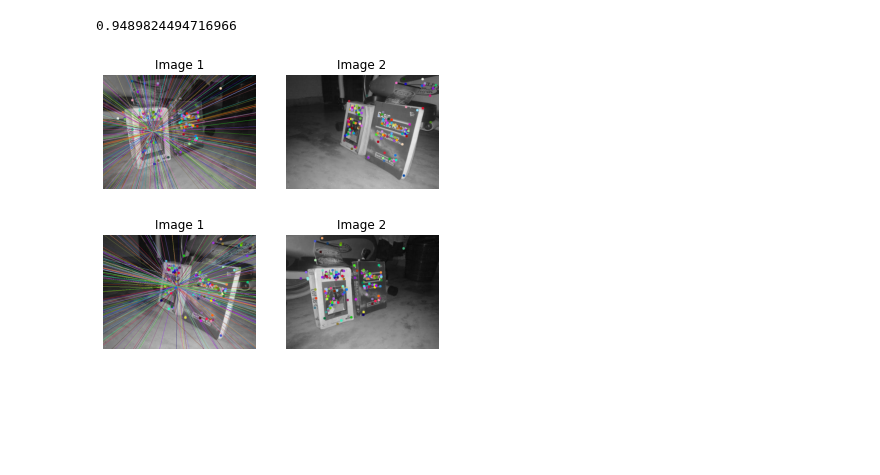
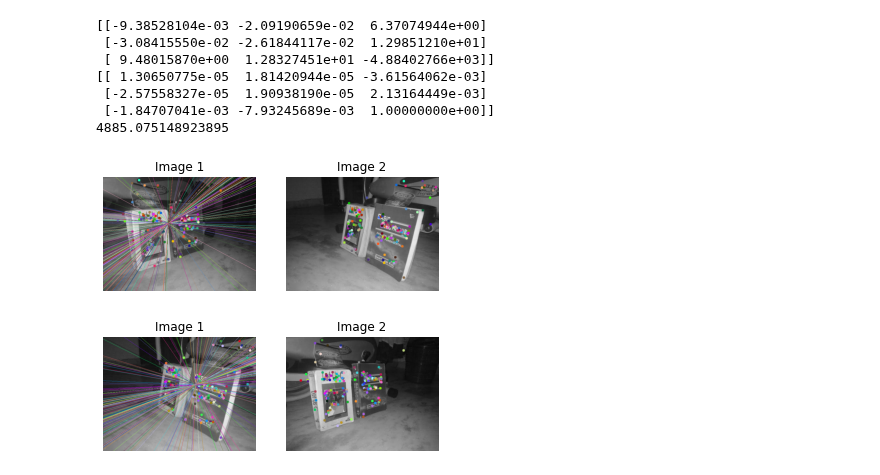
Before and after one commit to parth-gulati/CMPT-732, a Jupyter notebook: 8_Point_Algorithm.ipynb, the cells around one changed output. Cells and saved outputs as stored; diff of their text form; code cells hidden in the pictures; blank space fills up the shorter version.

```diff
--- a/8_Point_Algorithm.ipynb
+++ b/8_Point_Algorithm.ipynb
@@ -64,8 +59,8 @@ def FindFundamentalMatrix(pts1, pts2):
     #Output: fundamental matrix (numpy array of shape (3, 3))
     N = pts1.shape[0]
     #todo: Normalize the points
-    centroid_1 = np.array([np.mean((pts1), axis=0)]).squeeze(0)
-    centroid_2 = np.array([np.mean((pts2), axis=0)]).squeeze(0)
+    centroid_1 = np.array([np.mean((pts1), axis=0)]).squeeze()
+    centroid_2 = np.array([np.mean((pts2), axis=0)]).squeeze()
 
     newPts1 = np.zeros((N, 2))
 
@@ -76,10 +71,10 @@ def FindFundamentalMatrix(pts1, pts2):
     newPts2[0] = pts2[0] - centroid_2[0]
     newPts2[1] = pts2[1] - centroid_2[1]
 
-    distances_1 = [[x**2, y**2] for (x, y) in newPts1]
+    distances_1 = [np.sqrt(x**2 + y**2) for (x, y) in newPts1]
     mean_distance_1 = np.mean(distances_1)
 
-    distances_2 = [[x**2, y**2] for (x, y) in newPts2]
+    distances_2 = [np.sqrt(x**2+ y**2) for (x, y) in newPts2]
     mean_distance_2 = np.mean(distances_2)
 
     scale_1 = np.sqrt(2) / mean_distance_1
@@ -91,16 +86,19 @@ def FindFundamentalMatrix(pts1, pts2):
     T1[0][0] = scale_1
     T1[1][1] = scale_1
     T1[0][2] = -scale_1 * centroid_1[0]
-    T1[0][0] = scale_1 * centroid_1[1]
+    T1[1][2] = -scale_1 * centroid_1[1]
 
     T2[0][0] = scale_2
     T2[1][1] = scale_2
     T2[0][2] = -scale_2 * centroid_2[0]
-    T2[0][0] = scale_2 * centroid_2[1]
+    T2[1][2] = -scale_2 * centroid_2[1]
 
-    newPts1 = np.array([T1 @ [x, y, 1] for (x, y) in pts1])
-    newPts2 = np.array([T2 @ [x, y, 1] for (x, y) in pts2])
+    newPts1 = np.c_[ pts1, np.ones(N)]
+    newPts2 = np.c_[ pts2, np.ones(N)]
 
+
+    newPts1 = T1 @ newPts1.T
+    newPts2 = T2 @ newPts2.T
     #todo: Form the matrix A
     A = np.array([[v2[0]*v1[0], v2[0]*v1[1], v2[0], v2[1]*v1[0], v2[1] * v1[1], v2[1], v1[0], v1[1], 1] for (v1, v2) in zip(newPts1, newPts2)])
 
@@ -149,7 +147,7 @@ def FindFundamentalMatrixRansac(pts1, pts2, num_trials = 1000, threshold = 0.01)
     #todo: Run RANSAC and find the best fundamental matrix
 # %%
 data_path = './data'
-use_ransac = True
+use_ransac = False
 
 #Load images
 image1_path = os.path.join(data_path, 'myleft.jpg')
@@ -171,39 +169,47 @@ else:
     F = FindFundamentalMatrix(pts1, pts2)
 
 error = np.linalg.norm(F-F_true)
+print(F)
+print(F_true)
 print(error)
 
 # Find epilines corresponding to points in second image,  and draw the lines on first image
 lines1 = cv2.computeCorrespondEpilines(pts2.reshape(-1, 1, 2), 2, F)
 lines1 = lines1.reshape(-1, 3)
 img1, img2 = drawlines(image1, image2, lines1, pts1, pts2)
 fig, axis = plt.subplots(1, 2)
 
 axis[0].imshow(img1)
 axis[0].set_title('Image 1')
 axis[0].axis('off')
 axis[1].imshow(img2)
 axis[1].set_title('Image 2')
 axis[1].axis('off')
 
 plt.show()
 
 
 # Find epilines corresponding to points in first image, and draw the lines on second image
 lines2 = cv2.computeCorrespondEpilines(pts1.reshape(-1, 1, 2), 1, F)
 lines2 = lines2.reshape(-1, 3)
 img1, img2 = drawlines(image2, image1, lines2, pts2, pts1)
 fig, axis = plt.subplots(1, 2)
 
 axis[0].imshow(img1)
 axis[0].set_title('Image 1')
 axis[0].axis('off')
 axis[1].imshow(img2)
 axis[1].set_title('Image 2')
 axis[1].axis('off')
 
 plt.show()
 # %% [output]
-0.9489824494716966
+[[-9.38528104e-03 -2.09190659e-02  6.37074944e+00]
+ [-3.08415550e-02 -2.61844117e-02  1.29851210e+01]
+ [ 9.48015870e+00  1.28327451e+01 -4.88402766e+03]]
+[[ 1.30650775e-05  1.81420944e-05 -3.61564062e-03]
+ [-2.57558327e-05  1.90938190e-05  2.13164449e-03]
+ [-1.84707041e-03 -7.93245689e-03  1.00000000e+00]]
+4885.075148923895
-[figure, old version]
+[figure, new version]
-[figure, old version]
+[figure, new version]
```
Also changed, not shown: parts of 1 cell of this notebook.
